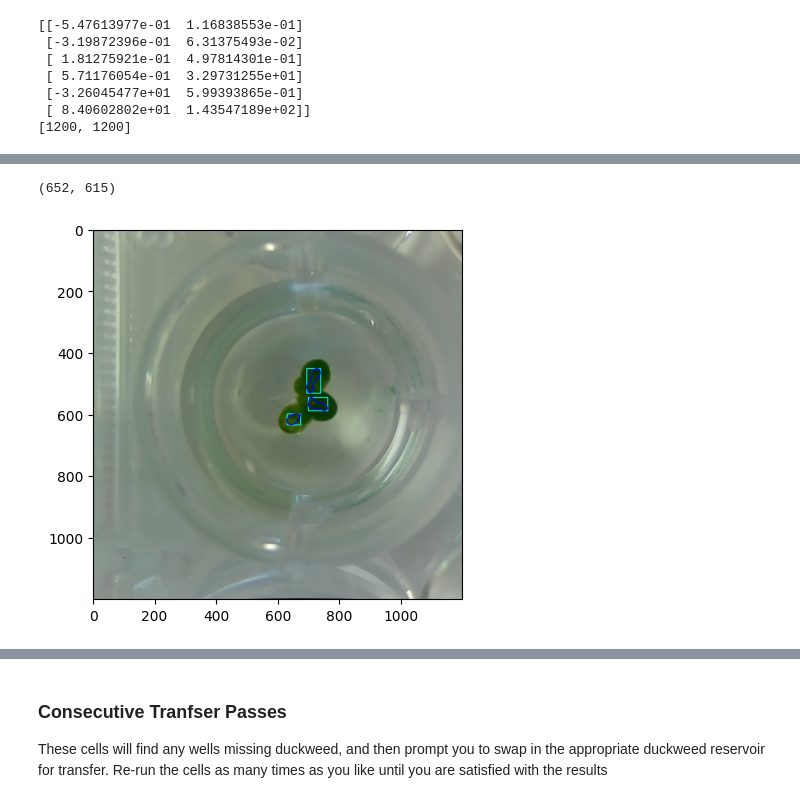
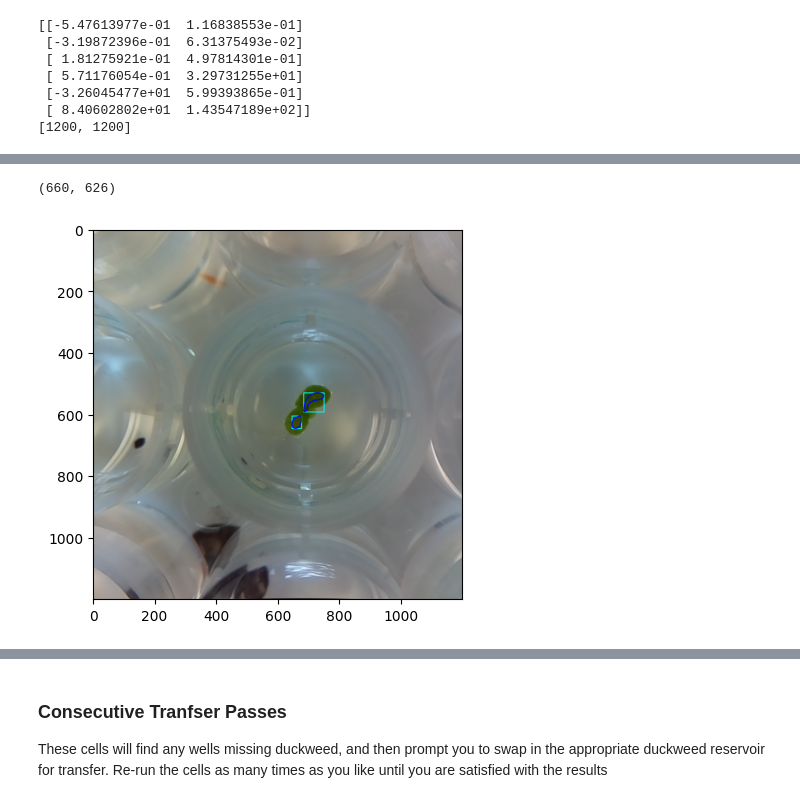
Before and after one commit to machineagency/duckbot, a Jupyter notebook: notebooks/DRAFT_RootImaging.ipynb, the cells around one changed output, grey strips where cells are left out. Saved outputs shown, nothing was run; the diff lists cells and outputs as text; code cells hidden in the pictures.

Commit message:
add auto frond finding

```diff
--- a/notebooks/DRAFT_RootImaging.ipynb
+++ b/notebooks/DRAFT_RootImaging.ipynb
@@ -216,7 +221,8 @@ count, loc_data, loc_img = exp.find_and_count_fronds(f)
 # %%
 %matplotlib inline
 plt.imshow(loc_img)
-print(loc_data[0])
+if len(loc_data) > 0:
+    print(loc_data[0])
+    frond_px = loc_data[0]
+else:
+    print("didn't find a frond!")
-# %% [output]
-(652, 615)
-[figure, removed]
@@ -300,0 +354,16 @@ for field_value, sample_df in grouped_df:
+# %%
+# try to auto find a frond
+%matplotlib inline
+f = getFrame()
+count, loc_data, loc_img = exp.find_and_count_fronds(f)
+
+
+plt.imshow(loc_img)
+if len(loc_data) > 0:
+    print(loc_data[0])
+    frond_px = loc_data[0]
+else:
+    print("didn't find a frond!")
+# %% [output]
+(660, 626)
+[figure, added]
```
Also changed, not shown: parts of 27 cells of this notebook, 2 other files.
